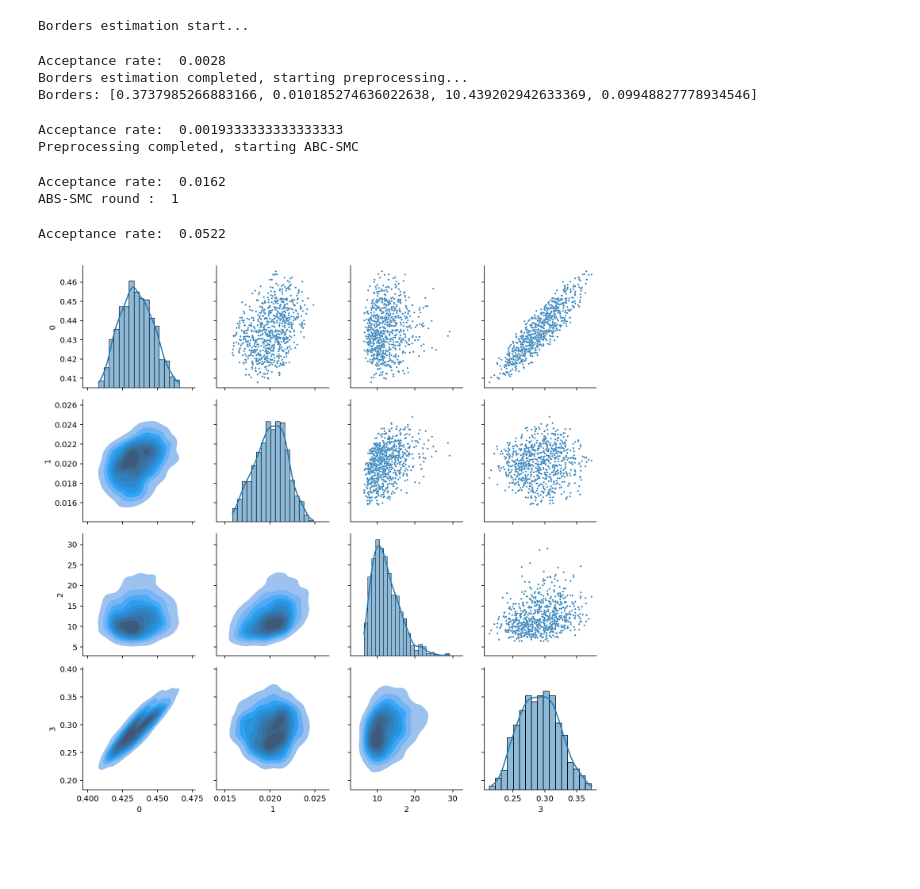
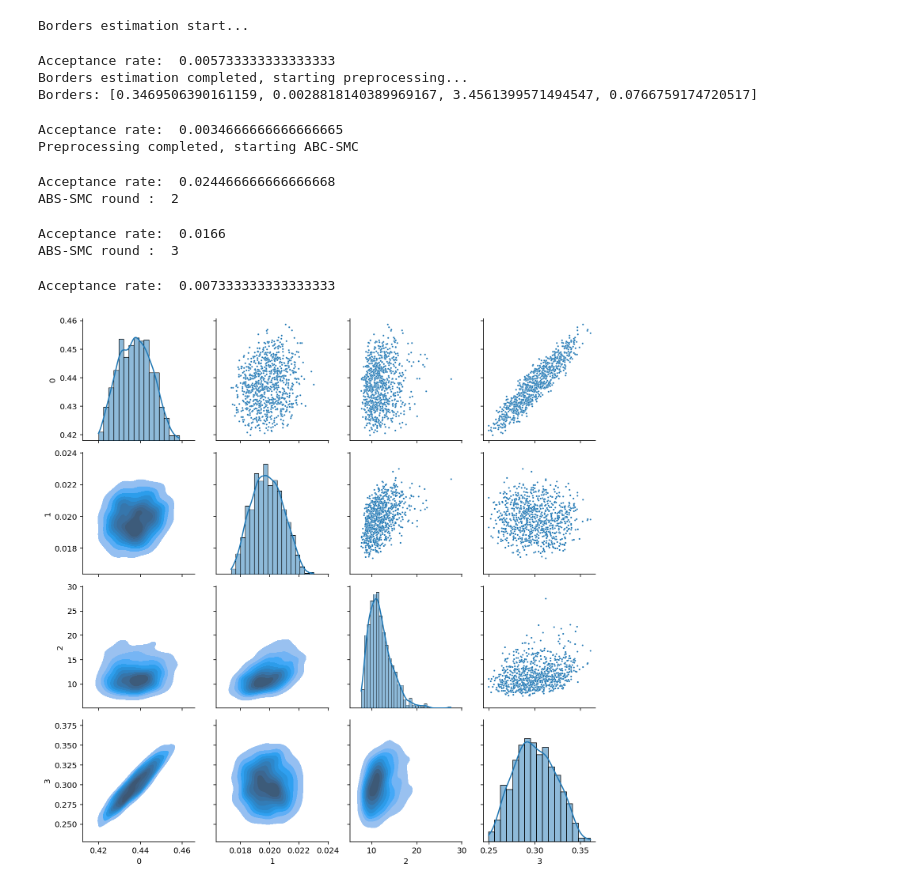
Before and after one commit to SirPopiel/Bayesian-ODEs, a Jupyter notebook: BDP_2/SIR/End_to_end.ipynb, the cells around one changed output. Saved outputs shown, nothing was run; the diff lists cells and outputs as text; code cells hidden in the pictures; blank space fills up the shorter version.

```diff
--- a/BDP_2/SIR/End_to_end.ipynb
+++ b/BDP_2/SIR/End_to_end.ipynb
@@ -22,22 +23,25 @@ Precond.preprocess_data(data=italy, start=0, eff=30, ext=150, SIRD=True)
 # %%
 popt, pcov = Precond.fit(p0 = (0.1, 0.1, 10, 0.1), bounds=([0, 0, 0, 0], [3, 7, 200, 3]))
 # %%
-lambda_ranges = [npr.uniform(low = 0.5, high = 5),npr.uniform(low = 0.5, high = 5),npr.uniform(low = 0.5, high = 5),npr.uniform(low = 10, high = 20)]
+lambda_ranges = [lambda: npr.uniform(low = 0.5, high = 5), lambda: npr.uniform(low = 0.5, high = 5), lambda: npr.uniform(low = 0.5, high = 5),
+                 lambda: npr.uniform(low = 10, high = 20)]
 prior_means =  np.array([ 0.28802481,  0.03922435,  10,  0.06892933])
 
 Sampler = EABCSMCSampler(true_y = Precond.true_yy, ODEmodel = Precond.fit_odeint, num_param = len(popt), numerical_estimate = popt, final_time = 30,
                          lambda_ranges = lambda_ranges, prior_means = prior_means, n_jobs = 4)
 # %%
-Sampler.fit(niters=3000, eps_schedule=[1, 1/2, 1/5, 1/10], niters_schedule=[10, 5, 5, 5])
+Sampler.fit(niters=3000, eps_schedule=[2, 1, 1/2, 1/4, 1/8], niters_schedule=[10, 5, 5, 5, 40])
 Sampler.pairplot()
 # %% [output]
 Borders estimation start...
-Acceptance rate:  0.0028
+Acceptance rate:  0.005733333333333333
 Borders estimation completed, starting preprocessing...
-Borders: [0.3737985266883166, 0.010185274636022638, 10.439202942633369, 0.09948827778934546]
+Borders: [0.3469506390161159, 0.0028818140389969167, 3.4561399571494547, 0.0766759174720517]
-Acceptance rate:  0.0019333333333333333
+Acceptance rate:  0.0034666666666666665
 Preprocessing completed, starting ABC-SMC
-Acceptance rate:  0.0162
-ABS-SMC round :  1
+Acceptance rate:  0.024466666666666668
+ABS-SMC round :  2
-Acceptance rate:  0.0522
+Acceptance rate:  0.0166
+ABS-SMC round :  3
+Acceptance rate:  0.007333333333333333
-[figure, old version]
+[figure, new version]
```
Also changed, not shown: parts of 17 cells of this notebook, 24 other files.
